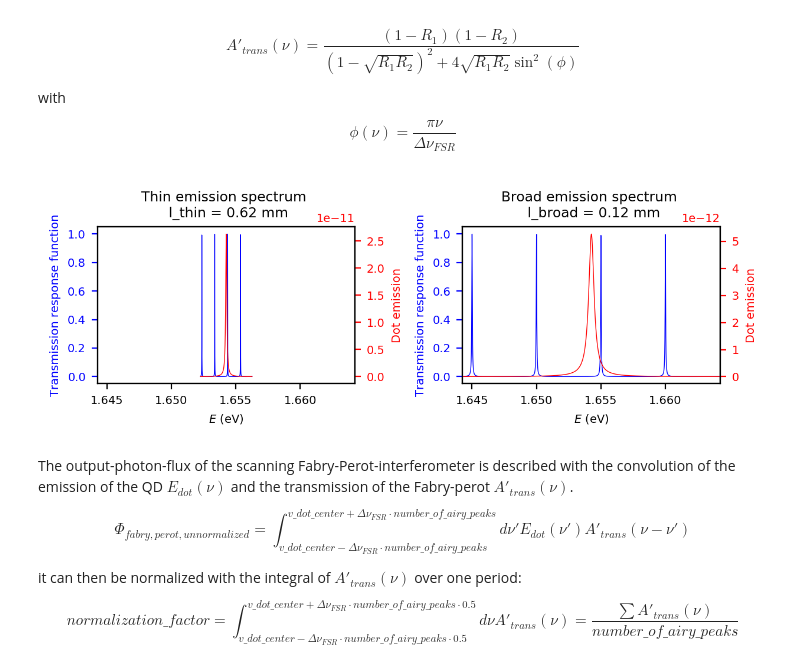
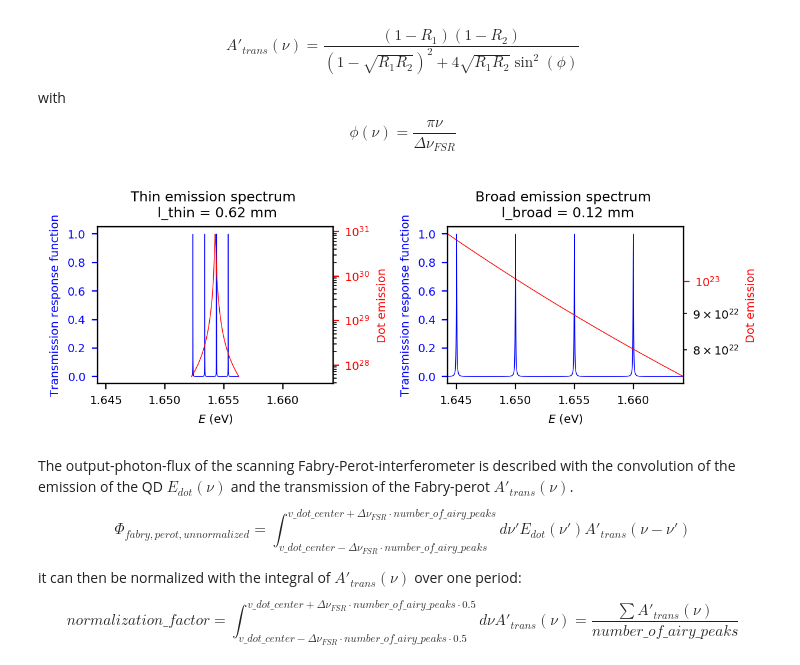
Before and after one commit to JKU-HFP/Sizing_Fabry_Perot_Interferometer, a Jupyter notebook: Sizing_Fabry_Perot_Interferometer.ipynb, the cells around one changed output. Cells and saved outputs as stored; diff of their text form; code cells hidden in the pictures.

Commit message:
Start to convert dot into eV dependency

```diff
--- a/Sizing_Fabry_Perot_Interferometer.ipynb
+++ b/Sizing_Fabry_Perot_Interferometer.ipynb
@@ -51,6 +53,11 @@ $\Rightarrow \Delta \lambda = \frac{c}{f_0^2} \cdot \Delta f = \frac{\lambda_0^2
 |----------------------|---------------------------------------|---------------------------------|----------|
 | Zero-phonon line     | (700 - 800) nm                        | (1.0 - 1.4) pm                  | Cauchy   |
 | Phonon sideband      | ~0.25 nm higher than zero-phonon line | ~500 pm                         | Gauss    |
+# %%
+lambda_dot_center_zero = 788.75e-9
+lambda_dot_spectral_range_zero = 1.4e-12
+lambda_dot_center_side = 789e-9
+lambda_dot_spectral_range_side = 500e-12
 # %% [markdown]
 ### Goal:
 Resolve QDs with parameters seen in table above
@@ -65,3 +75,3 @@ $$\Phi_{dot,phononsideband}(\lambda) = \frac{1}{\sqrt{2\cdot\pi\cdot lambda\_spe
 # %%
-def calc_phi_dot(v, v_dot_center, v_dot_spectral_range):
-    return cauchy.pdf(v, loc=v_dot_center, scale=v_dot_spectral_range * 0.5)
+def calc_phi_dot_phononsideband(lambda_, lambda_dot_center, lambda_dot_spectral_range):
+    return norm.pdf(lambda_, loc=lambda_dot_center, scale=lambda_dot_spectral_range * 0.5)
@@ -145,7 +193,7 @@ def A_prime_trans(v, R_1, R_2, l):
     return (1-R_1) * (1-R_2) / ((1-np.sqrt(R_1*R_2))**2+4*np.sqrt(R_1*R_2)*np.sin(phi(v,l))**2)
 # %%
 v_dot_center = 4 * 10**14 # in Hz
-number_of_points = 4000
+number_of_points = 40000
 number_of_airy_peaks = 4
 
 v_boundaries_thin = (v_dot_center - delta_v_FSR_thin*number_of_airy_peaks/2, v_dot_center + delta_v_FSR_thin*number_of_airy_peaks/2)
@@ -154,41 +202,41 @@ v_boundaries_broad = (v_dot_center - delta_v_FSR_broad*number_of_airy_peaks/2, v
 V_thin = np.linspace(*v_boundaries_thin, number_of_points)
 V_broad = np.linspace(*v_boundaries_broad, number_of_points)
 
-phi_dot_thin = calc_phi_dot(V_thin, v_dot_center, v_dot_spectral_range_thin)
-phi_dot_broad = calc_phi_dot(V_broad, v_dot_center, v_dot_spectral_range_broad)
+phi_dot_thin = calc_phi_dot(convert_Hz_to_eV(V_thin), convert_Hz_to_eV(v_dot_center), convert_Hz_to_eV(v_dot_spectral_range_thin), convert_Hz_to_eV(v_dot_center), convert_Hz_to_eV(v_dot_spectral_range_broad))
+phi_dot_broad = calc_phi_dot(convert_Hz_to_eV(V_broad), convert_Hz_to_eV(constants.c /lambda_dot_center_zero), convert_Hz_to_eV(constants.c / lambda_dot_center_zero**2 * lambda_dot_spectral_range_zero), convert_Hz_to_eV(constants.c / lambda_dot_center_side), convert_Hz_to_eV(constants.c / lambda_dot_center_side**2 * lambda_dot_spectral_range_side))
 # %%
 E_boundaries_broad = [convert_Hz_to_eV(v) for v in v_boundaries_broad]
 # %%
 fig, (ax1_thin, ax1_broad) = plt.subplots(1, 2)
 
 ax1_thin.plot(convert_Hz_to_eV(V_thin), A_prime_trans(V_thin, R_1, R_2, l_thin), "b", label="Transmission Fabry Perot")
 ax1_thin.set_xlim(E_boundaries_broad)
 ax1_thin.set_xlabel(r"$E$ (eV)")
 ax1_thin.set_ylabel("Transmission response function", color="b")
 ax1_thin.tick_params("y", colors="b")
 ax1_thin.set_title(f"Thin emission spectrum \n l_thin = {l_thin * 10**3:.02f} mm")
 
 ax2_thin = ax1_thin.twinx()
-ax2_thin.plot(convert_Hz_to_eV(V_thin), phi_dot_thin, "r", label=r"$\Phi_{dot}(\nu)$")
+ax2_thin.semilogy(convert_Hz_to_eV(V_thin), phi_dot_thin, "r", label=r"$\Phi_{dot}(\nu)$")
 ax2_thin.set_ylabel("Dot emission", color="r")
 ax2_thin.tick_params("y", colors="r")
 
 ax1_broad.plot(convert_Hz_to_eV(V_broad), A_prime_trans(V_broad, R_1, R_2, l_broad), "b", label="Transmission Fabry Perot")
 ax1_broad.set_xlim(E_boundaries_broad)
 ax1_broad.set_xlabel(r"$E$ (eV)")
 ax1_broad.set_ylabel("Transmission response function", color="b")
 ax1_broad.tick_params("y", colors="b")
 ax1_broad.set_title(f"Broad emission spectrum \n l_broad = {l_broad * 10**3:.02f} mm")
 
 ax2_broad = ax1_broad.twinx()
-ax2_broad.plot(convert_Hz_to_eV(V_broad), phi_dot_broad, "r", label=r"$\Phi_{dot}(\nu)$")
+ax2_broad.semilogy(convert_Hz_to_eV(V_broad), phi_dot_broad, "r", label=r"$\Phi_{dot}(\nu)$")
 ax2_broad.set_ylabel("Dot emission", color="r")
 ax2_broad.tick_params("y", colors="r")
 
 fig.tight_layout()
 fig.savefig(FIGURE_PATH + "simulation-comparison-dot-fabry-perot-modes.pdf")
 # %% [output]
-[figure, old version]
+[figure, new version]
 # %% [markdown]
 The output-photon-flux of the scanning Fabry-Perot-interferometer is described with the convolution of the emission of the QD $E_{dot}(\nu)$ and the transmission of the Fabry-perot $A'_{trans}(\nu)$.
 
```
Also changed, not shown: parts of 21 cells of this notebook.
